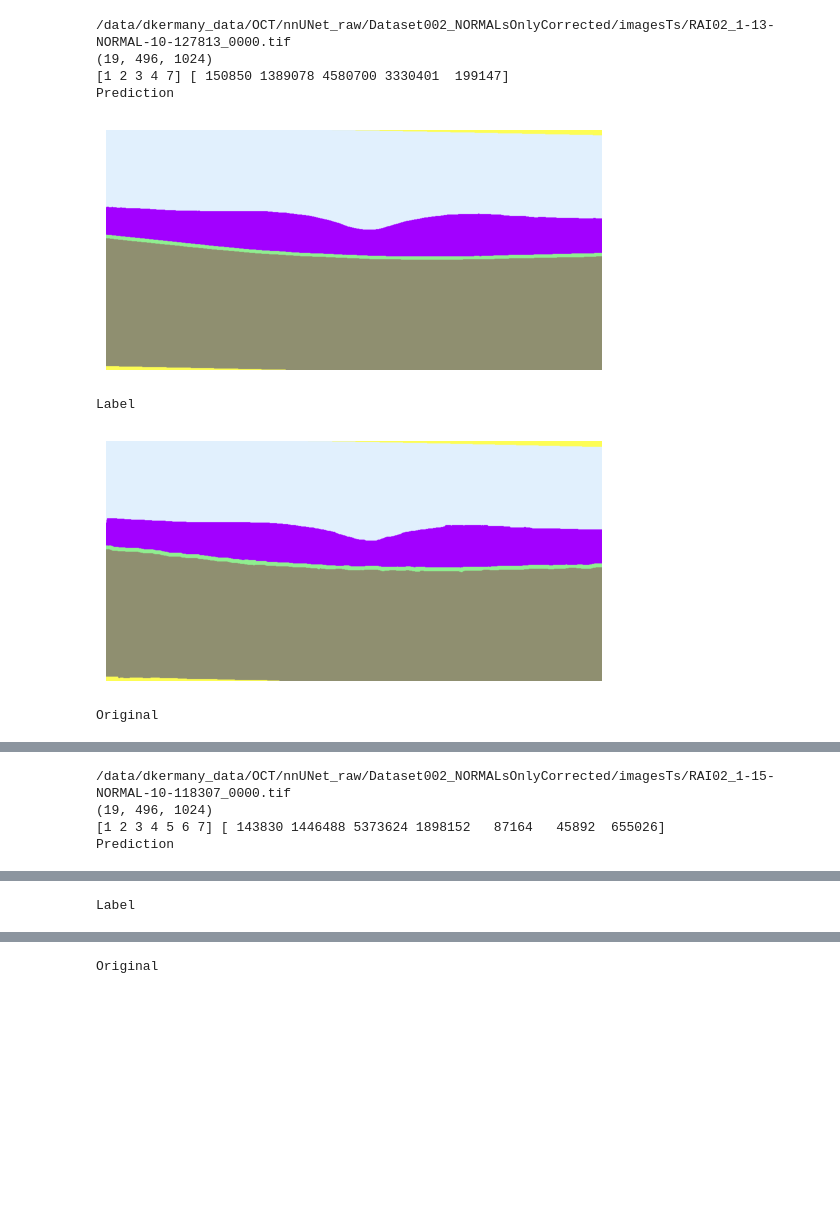
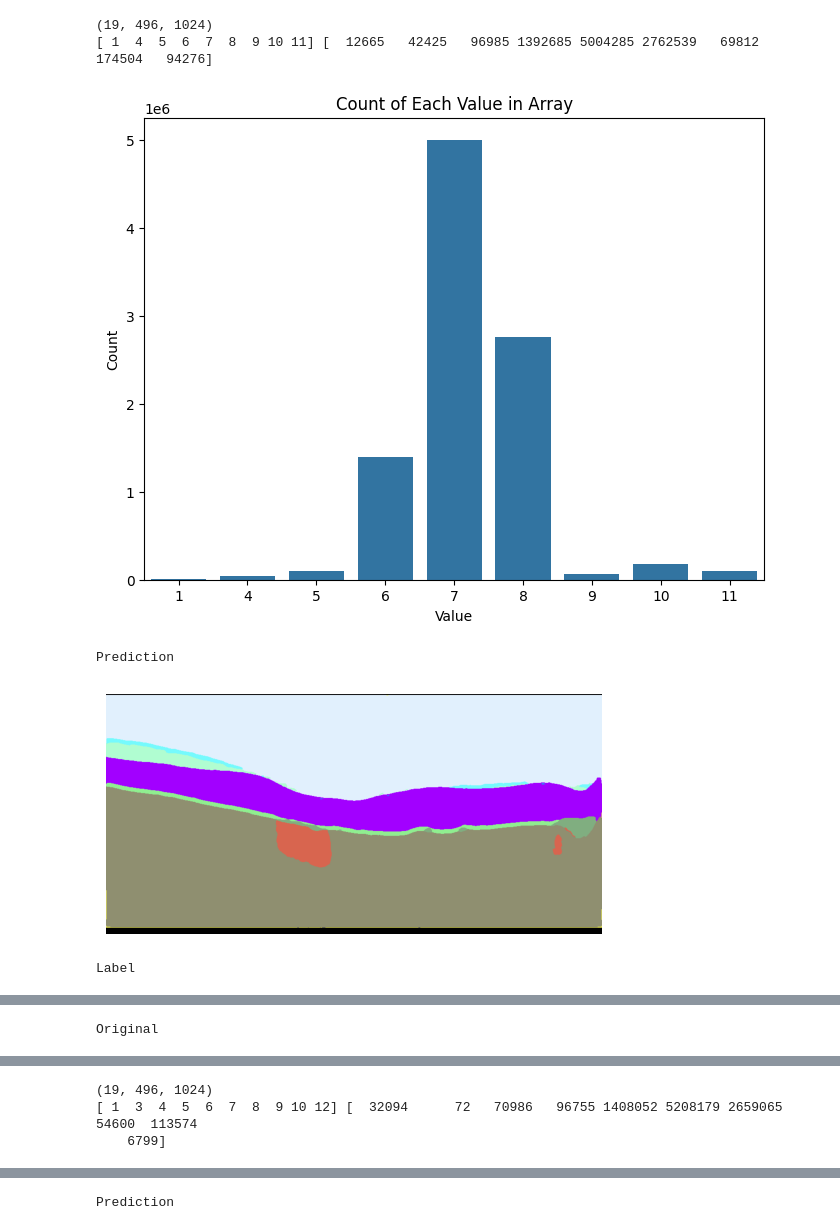
Before and after one commit to Translational-Biophotonics-Laboratory/octvision3d, a Jupyter notebook: notebooks/save_slices_as_png.ipynb, the cells around one changed output, grey strips where cells are left out. Saved outputs shown, nothing was run; the diff lists cells and outputs as text; code cells hidden in the pictures; blank space fills up the shorter version.

```diff
--- a/notebooks/save_slices_as_png.ipynb
+++ b/notebooks/save_slices_as_png.ipynb
@@ -47,16 +14,34 @@ color_map = {
+# %%
+path = "/data/dkermany_data/OCT/nnUNet_raw/external_tests/Rasti_nnUNet/imagesTs/reshaped/"
+label_path = "/data/dkermany_data/OCT/nnUNet_raw/external_tests/Rasti_nnUNet/labelsTs/reshaped/"
+pred_path = "/data/dkermany_data/OCT/nnUNet_raw/external_tests/Rasti_nnUNet/imagesTs/reshaped/predicted2/"
+
+color_map = {
+    1:  "#80ae80", # SRM
+    2:  "#b17a65", # HRM
+    3:  "#6fb8d2", # FLU
+    4:  "#d8654f", # HTD
+    5:  "#90ee90", # RPE
+    6:  "#a200ff", # RET
+    7:  "#8f8f70", # CHO
+    8:  "#e1f0fd", # VIT
+    9:  "#75fafd", # HYA
+    10: "#b0fdd1", # SHS
+    11: "#fdfd54", # ART
+    12: "#387df8", # ERM
+    13: "#643200", # SES
+}
 # %%
-for f in get_filenames(path, "tif"):
-    print(f)
-    pred_f = os.path.join(os.path.dirname(f), "predicted", "_".join(os.path.basename(f).split("_")[:-1])+".tif")
-    label_f = os.path.join(label_path, "_".join(os.path.basename(f).split("_")[:-1])+".tif")
-
-    pred = tiff.imread(pred_f)
+for f, label_f, pred_f in zip(get_filenames(path, "tif"),
+                              get_filenames(label_path, "tif"),
+                              get_filenames(pred_path, "tif")):
     orig = tiff.imread(f)
     label = tiff.imread(label_f)
+    pred = tiff.imread(pred_f)
     print(label.shape)
 
     unique_values, counts = np.unique(label, return_counts=True)
-    print(values, counts)
+    print(unique_values, counts)
 
     # Create a bar plot using seaborn
     plt.figure(figsize=(8, 6))
@@ -77,37 +62,35 @@ for f in get_filenames(path, "tif"):
 
     # Map the grayscale image to the color image
     for grayscale_value, hex_color in color_map.items():
         rgb_color = hex_to_rgb(hex_color)
         color_pred[pred == grayscale_value] = rgb_color
         color_label[label == grayscale_value] = rgb_color
 
 
     print("Prediction")
     plt.axis("off")
     plt.imshow(color_pred[9])
     plt.show()
     print("Label")
     plt.axis("off")
     plt.imshow(color_label[9])
     plt.show()
     print("Original")
     plt.axis("off")
     plt.imshow(orig[9], cmap="gray")
     plt.show()
 
     # for i in range(19):
     #     output_name = os.path.splitext(f)[0] + f"slice{i}.png"
     #     # plt.axis("off")
     #     # plt.imshow(orig[i], cmap="gray")
     #     # plt.show()
     #     cv2.imwrite(output_name, orig[i])
     # break
 # %% [output]
-/data/dkermany_data/OCT/nnUNet_raw/Dataset002_NORMALsOnlyCorrected/imagesTs/RAI02_1-13-NORMAL-10-127813_0000.tif
 (19, 496, 1024)
-[1 2 3 4 7] [ 150850 1389078 4580700 3330401  199147]
-Prediction
+[ 1  4  5  6  7  8  9 10 11] [  12665   42425   96985 1392685 5004285 2762539   69812  174504   94276]
-[figure, old version]
+[figure, new version]
-Label
+Prediction
-[figure, old version]
+[figure, new version]
-Original
+Label
@@ -115,4 +98 @@ Original
-/data/dkermany_data/OCT/nnUNet_raw/Dataset002_NORMALsOnlyCorrected/imagesTs/RAI02_1-15-NORMAL-10-118307_0000.tif
-(19, 496, 1024)
-[1 2 3 4 5 6 7] [ 143830 1446488 5373624 1898152   87164   45892  655026]
-Prediction
+Original
@@ -120 +100,3 @@ Prediction
-Label
+(19, 496, 1024)
+[ 1  3  4  5  6  7  8  9 10 12] [  32094      72   70986   96755 1408052 5208179 2659065   54600  113574
+    6799]
@@ -122 +104 @@ Label
-Original
+Prediction
```
Also changed, not shown: parts of 3 cells of this notebook, 21 other files.
